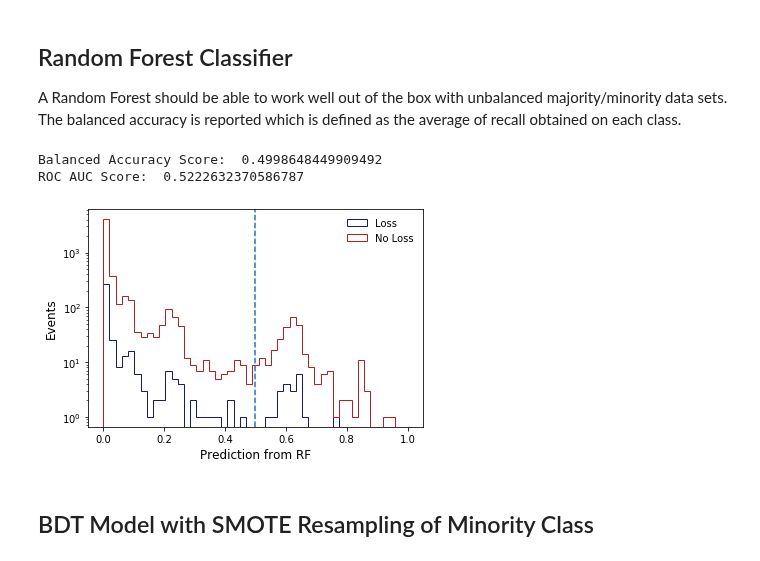
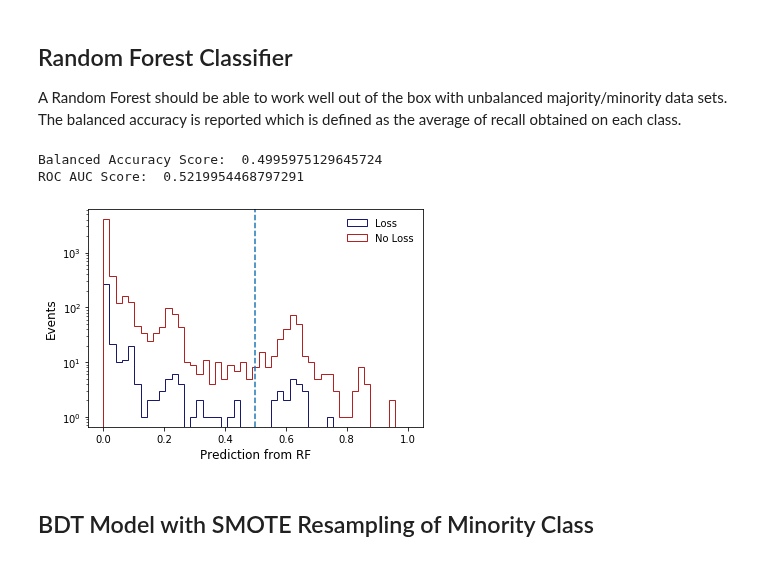
Before and after one commit to JTBarkeloo/JupyterNotebooks, a Jupyter notebook: MRM Assessment.ipynb, the cells around one changed output. Saved outputs shown, nothing was run; the diff lists cells and outputs as text; code cells hidden in the pictures.

```diff
--- a/MRM Assessment.ipynb
+++ b/MRM Assessment.ipynb
@@ -498,35 +499,35 @@ Balanced Accuracy Score: 0.535
 A Random Forest should be able to work well out of the box with unbalanced majority/minority data sets.  The balanced accuracy is reported which is defined as the average of recall obtained on each class.
 # %%
 from sklearn.ensemble import RandomForestClassifier
-X = mrm2[['age', 'inc', 'car_Luxury','car_Standard']]#'edu_High School', 'edu_College',
+X = mrm2[['age', 'inc', 'car_Truck','car_Standard']]#'edu_High School', 'edu_College',
 y = mrm2['acc']
 y = y.astype('bool').astype('int') #easy conversion of (0,nonzero) to (0,1)
 scaler = RobustScaler()
 X=scaler.fit_transform(X)
 X_train, X_test, y_train, y_test = train_test_split(X, y, test_size=0.2, random_state=0)
 rfc = RandomForestClassifier(n_estimators=1000,random_state=0, class_weight='balanced')
 rfc.fit(X_train,y_train)
 pred = rfc.predict(X_test)
 print("Balanced Accuracy Score: ", balanced_accuracy_score(y_test,pred))
 prob = rfc.predict_proba(X_test)
 prob = [p[1] for p in prob]
 print ("ROC AUC Score: ",roc_auc_score(y_test,prob))
 
 plt.figure();
 plt.hist(rfc.predict_proba(X_test[y_test==1])[:,1],bins=np.linspace(0,1,50),
          histtype='step',color='midnightblue',label='Loss');
 plt.hist(rfc.predict_proba(X_test[y_test==0])[:,1],bins=np.linspace(0,1,50),
          histtype='step',color='firebrick',label='No Loss');
 # make the plot readable
 plt.xlabel('Prediction from RF',fontsize=12);
 plt.ylabel('Events',fontsize=12);
 plt.yscale('log')
 plt.axvline(x=0.5, linestyle='--')
 plt.legend(frameon=False);
 # %% [output]
-Balanced Accuracy Score:  0.4998648449909492
-ROC AUC Score:  0.5222632370586787
+Balanced Accuracy Score:  0.4995975129645724
+ROC AUC Score:  0.5219954468797291
-[figure, old version]
+[figure, new version]
 # %% [markdown]
 ## BDT Model with SMOTE Resampling of Minority Class
 # %%
```
Also changed, not shown: parts of 16 cells of this notebook, 16 other files.
